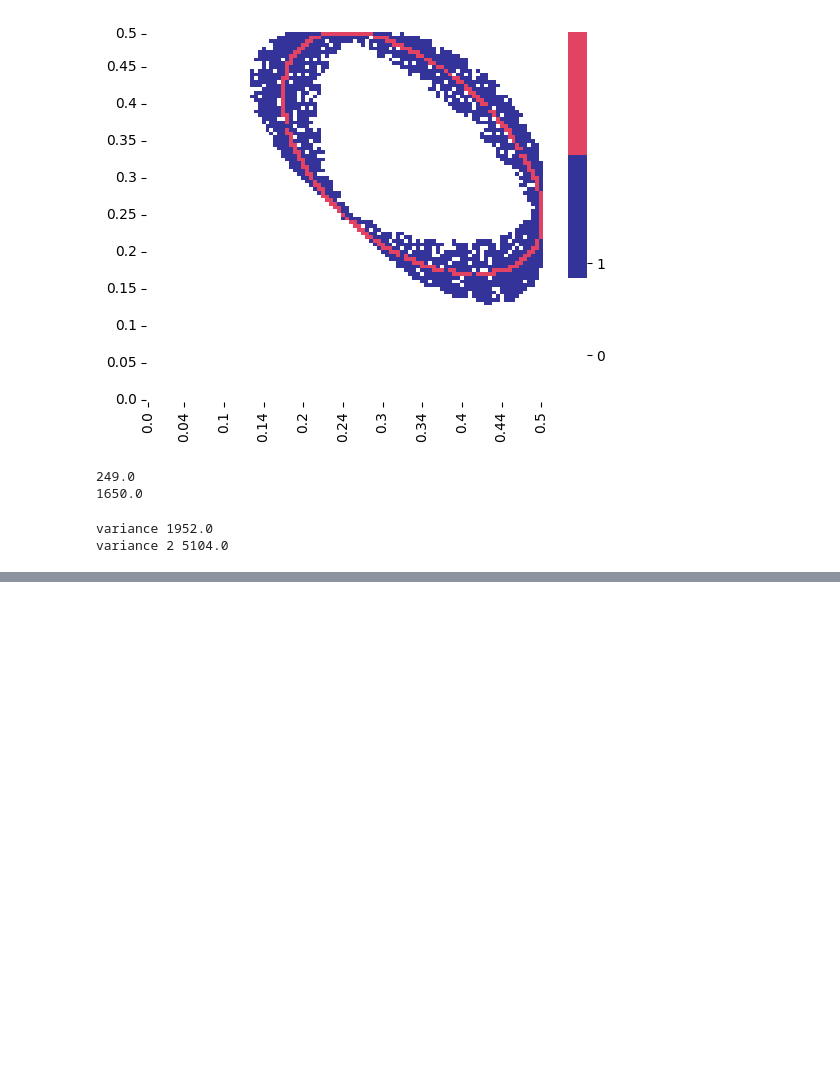
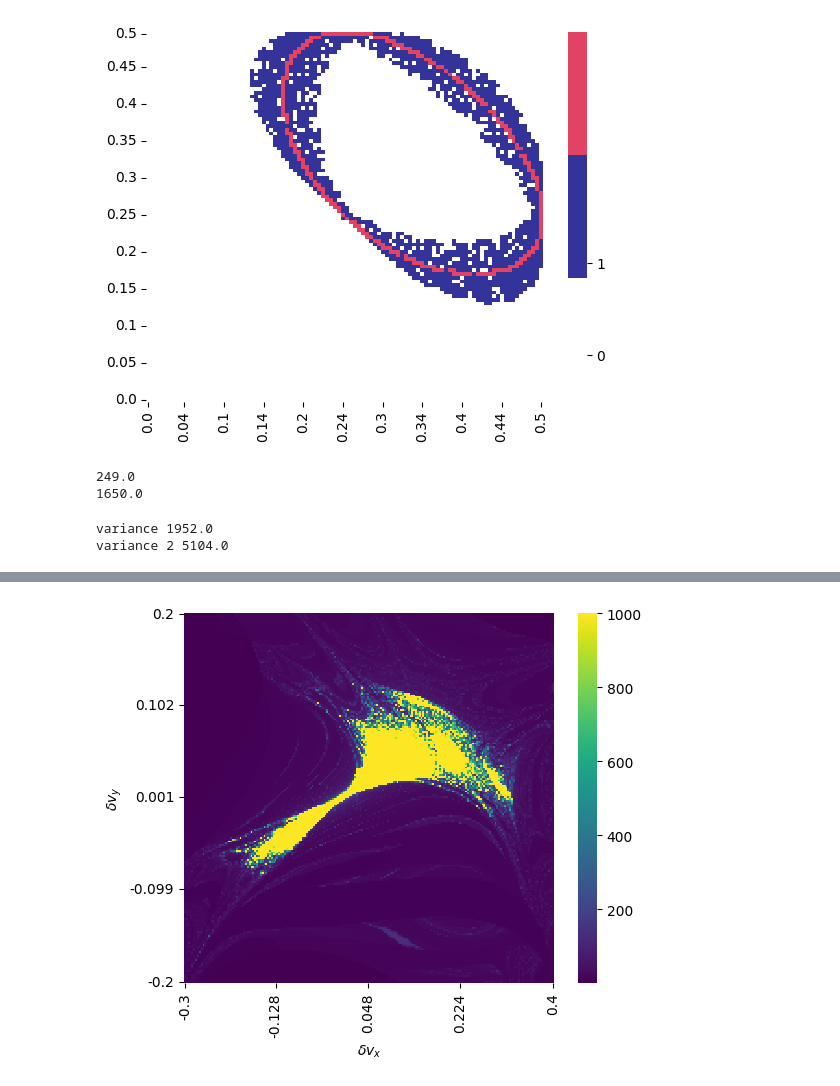
Before and after one commit to williamjones7/Dissertation, a Jupyter notebook: Fig8Variance.ipynb, the cells around one changed output, grey strips where cells are left out. Cells and saved outputs as stored; diff of their text form; code cells hidden in the pictures; blank space fills up the shorter version.

```diff
--- a/Fig8Variance.ipynb
+++ b/Fig8Variance.ipynb
@@ -260,0 +274,35 @@ plt.show()
+# %%
+import seaborn as sns
+from matplotlib.colors import ListedColormap
+
+
+# Create a figure and axis for the heatmap
+fig, ax = plt.subplots()
+
+# Create the heatmap using Seaborn
+sns.heatmap(ts.T,cmap = 'viridis',  cbar=True, ax=ax, vmax = 1000)
+
+# Determine the tick positions
+num_ticks = 5
+tick_positionsx = np.linspace(0, variances.shape[0] - 1, num_ticks, dtype=int)
+tick_positionsy = np.linspace(0, variances.shape[1] - 1, num_ticks, dtype=int)
+
+# Set the tick positions and labels for both x-axis and y-axis
+ax.set_xticks(tick_positionsx + 0.5)
+ax.set_yticks(tick_positionsy + 0.5)
+ax.set_xticklabels(np.round(exs,3)[tick_positionsx])
+ax.set_yticklabels(np.round(eys,3)[tick_positionsy])
+
+# Set axis labels and title
+ax.set_xlabel(f'$\delta v_x$')
+ax.set_ylabel('$\delta v_y$')
+
+# colorbar = ax.collections[0].colorbar
+# colorbar.set_ticks(0.375 * np.array([1, 3, 5, 7]))
+# colorbar.set_ticklabels(['$d > 10$', '$T > {1000}}$', '$h < 0.001$', '$E > 0.01$'])
+
+ax.set_aspect('equal')
+# Show the plot
+plt.show()
+# %% [output]
+[figure, added]
```
Also changed, not shown: parts of 6 cells of this notebook, 4 other files.
